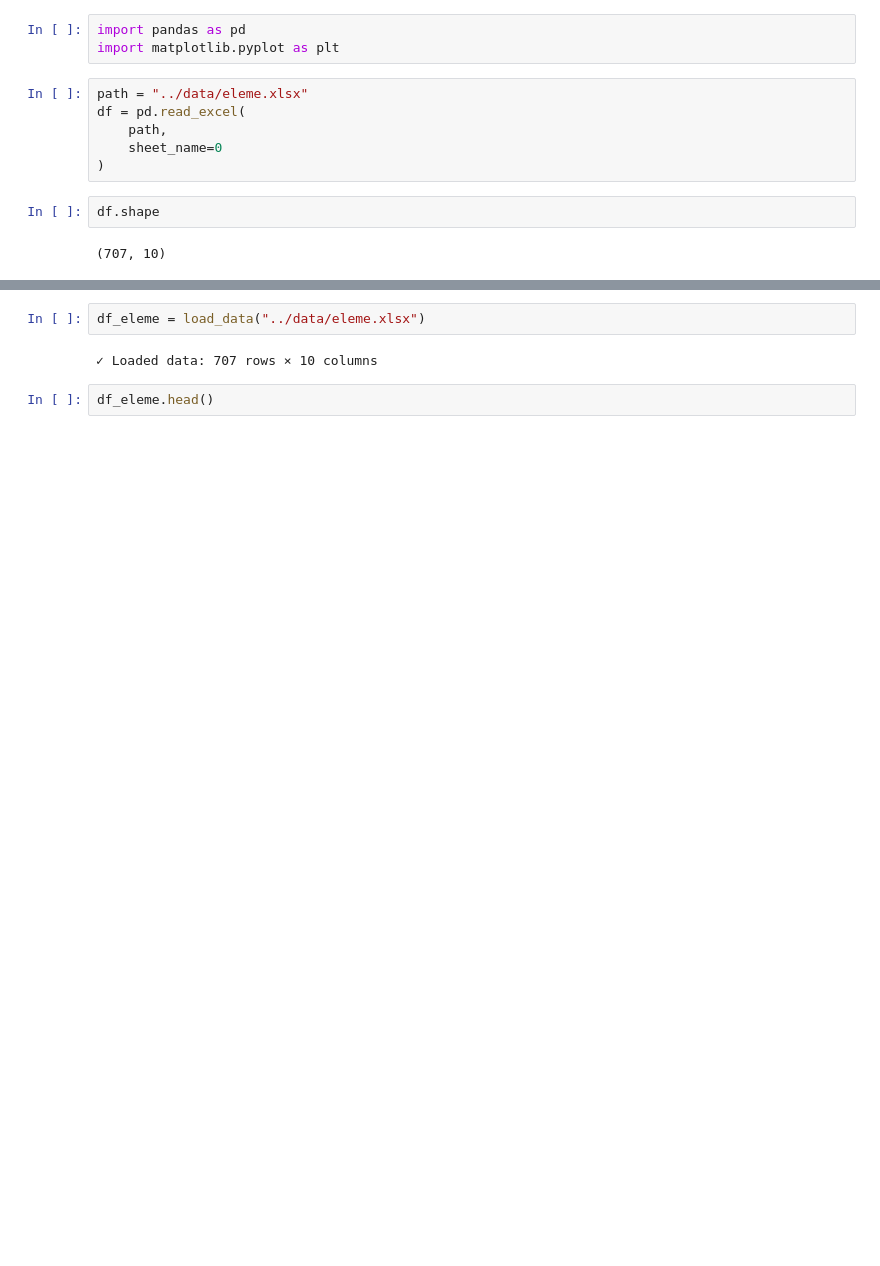
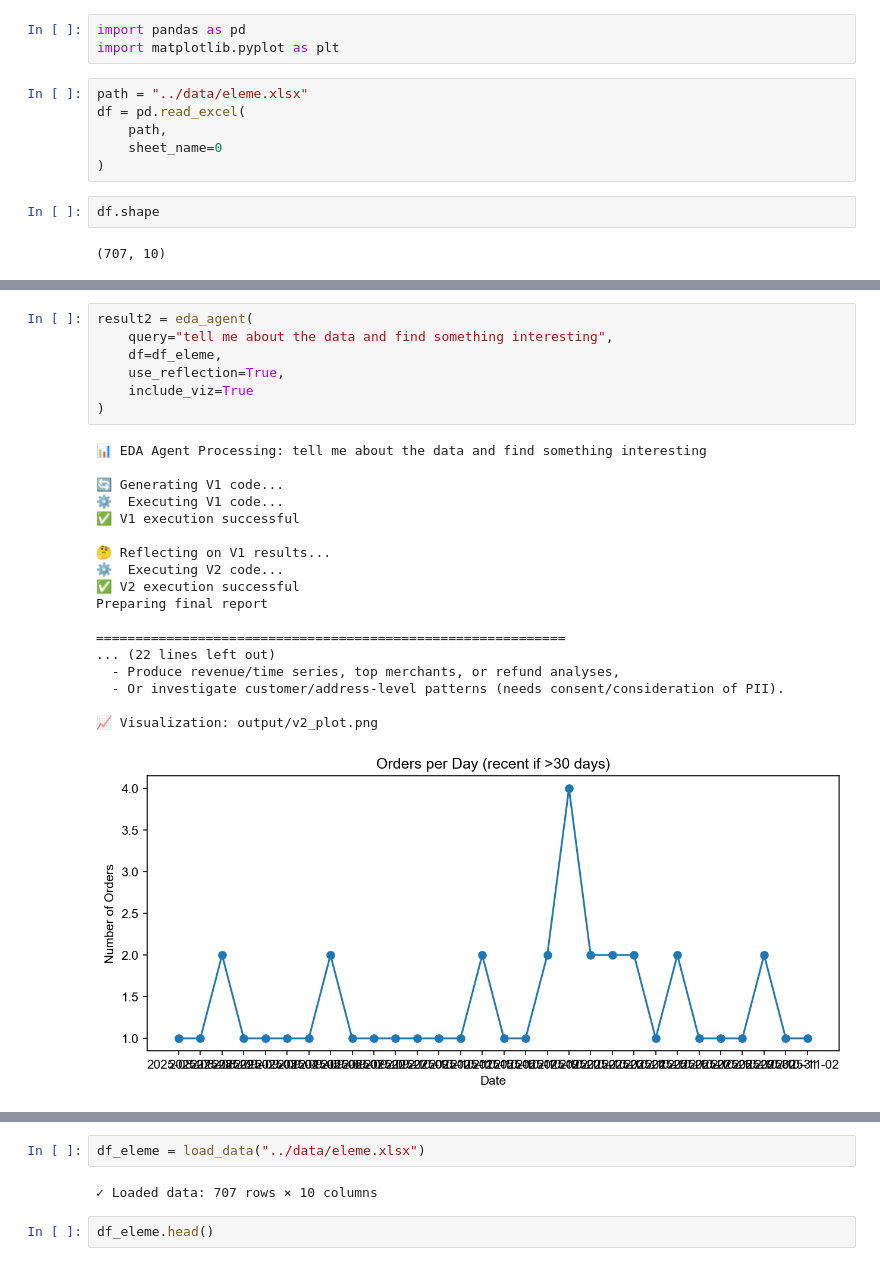
Before and after one commit to tylerxiety/edaagent, a Jupyter notebook: eda-mvp/eda-agent.ipynb, the cells around one changed output, grey strips where cells are left out. Drawn from its saved outputs; the diff is of its cells as text; blank space fills up the shorter version.

```diff
--- a/eda-mvp/eda-agent.ipynb
+++ b/eda-mvp/eda-agent.ipynb
@@ -427,0 +654,26 @@ def eda_agent(
+# %%
+result2 = eda_agent(
+    query="tell me about the data and find something interesting",
+    df=df_eleme,
+    use_reflection=True,
+    include_viz=True
+)
+# %% [output]
+📊 EDA Agent Processing: tell me about the data and find something interesting
+
+🔄 Generating V1 code...
+⚙️  Executing V1 code...
+✅ V1 execution successful
+
+🤔 Reflecting on V1 results...
+⚙️  Executing V2 code...
+✅ V2 execution successful
+Preparing final report
+
+============================================================
+... (22 lines left out)
+  - Produce revenue/time series, top merchants, or refund analyses,
+  - Or investigate customer/address-level patterns (needs consent/consideration of PII).
+
+📈 Visualization: output/v2_plot.png
+[figure, added]
```
Also changed, not shown: parts of 25 cells of this notebook.
